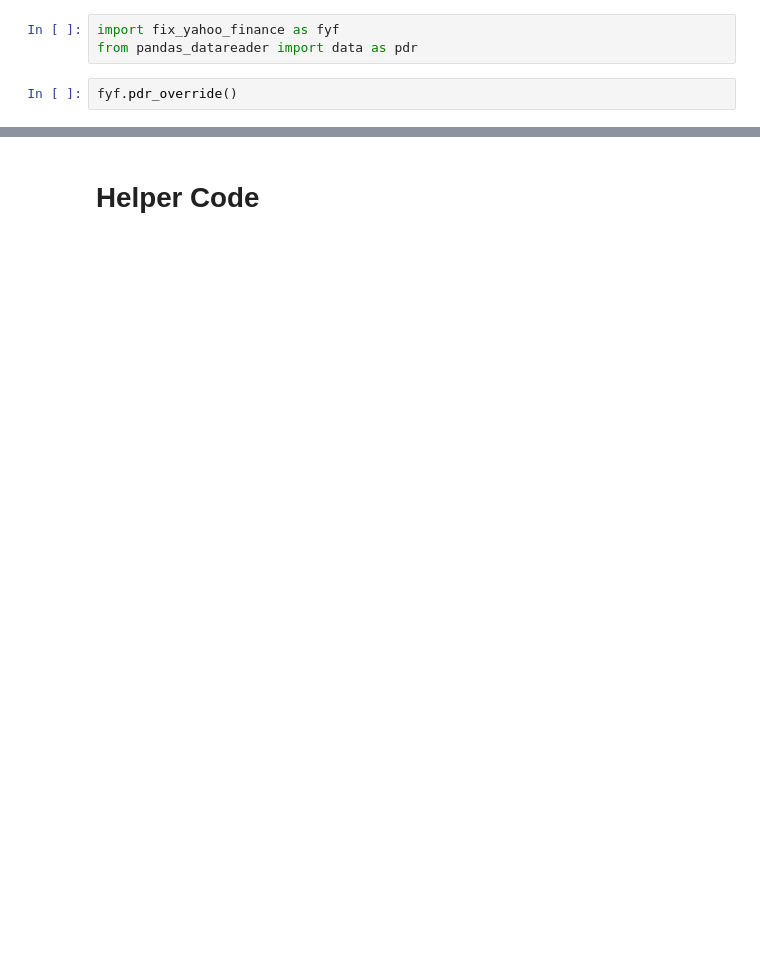
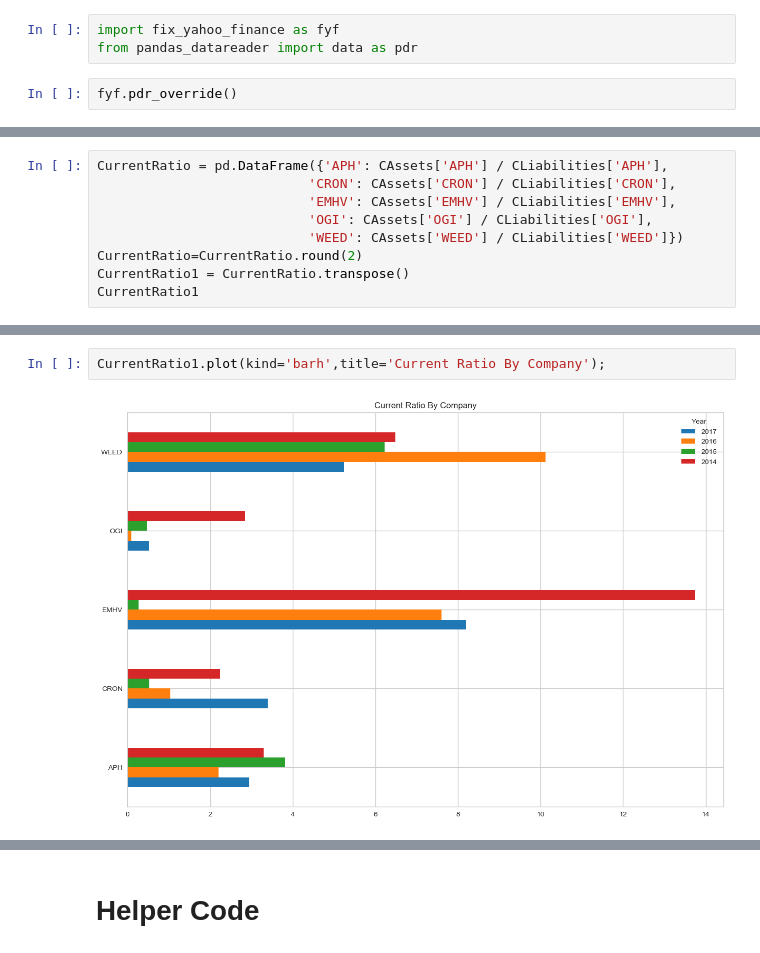
Before and after one commit to SCS-UofT/SCS3250-020, a Jupyter notebook: Project3250-020_WorkingCopy.ipynb, the cells around one changed output, grey strips where cells are left out. Saved outputs shown, nothing was run; the diff lists cells and outputs as text; blank space fills up the shorter version.

```diff
--- a/Project3250-020_WorkingCopy.ipynb
+++ b/Project3250-020_WorkingCopy.ipynb
@@ -195,0 +474,9 @@ PriceEarning
+# %%
+CurrentRatio = pd.DataFrame({'APH': CAssets['APH'] / CLiabilities['APH'],
+                           'CRON': CAssets['CRON'] / CLiabilities['CRON'],
+                           'EMHV': CAssets['EMHV'] / CLiabilities['EMHV'],
+                           'OGI': CAssets['OGI'] / CLiabilities['OGI'],
+                           'WEED': CAssets['WEED'] / CLiabilities['WEED']})
+CurrentRatio=CurrentRatio.round(2)
+CurrentRatio1 = CurrentRatio.transpose()
+CurrentRatio1
@@ -195,0 +490,4 @@ PriceEarning
+# %%
+CurrentRatio1.plot(kind='barh',title='Current Ratio By Company');
+# %% [output]
+[figure, added]
```
Also changed, not shown: parts of 81 cells of this notebook.
